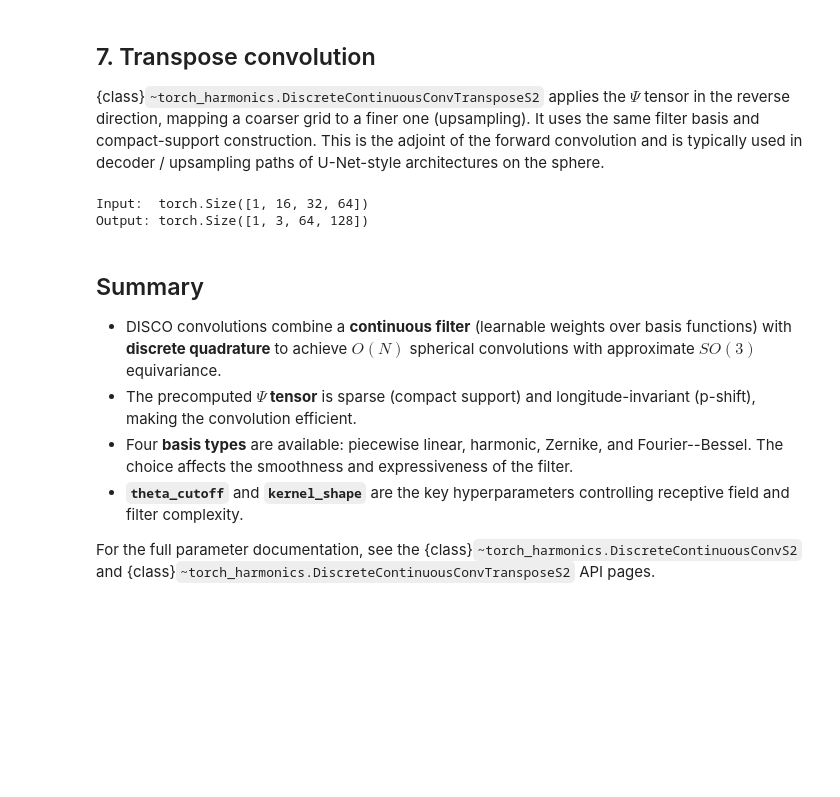
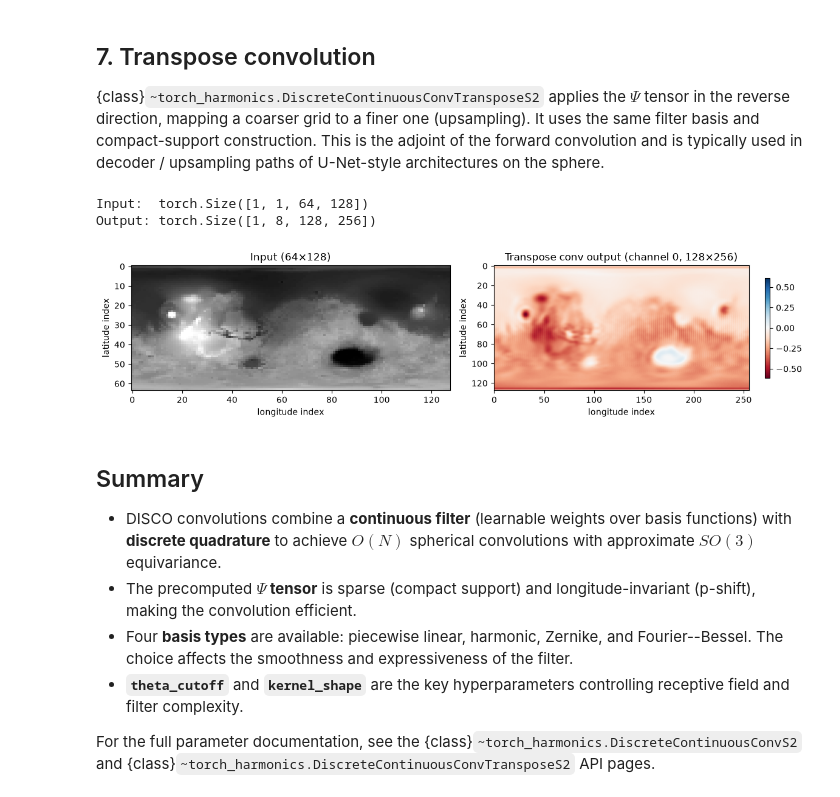
Before and after one commit to NVIDIA/torch-harmonics, a Jupyter notebook: docs/guide/disco_convolutions.ipynb, the cells around one changed output. Cells and saved outputs as stored; diff of their text form; code cells hidden in the pictures; blank space fills up the shorter version.

Commit message:
re-evaluated notebooks with fixed seeds

```diff
--- a/docs/guide/disco_convolutions.ipynb
+++ b/docs/guide/disco_convolutions.ipynb
@@ -394,20 +396,49 @@ one (upsampling).  It uses the same filter basis and compact-support
 construction.  This is the adjoint of the forward convolution and is
 typically used in decoder / upsampling paths of U-Net-style architectures
 on the sphere.
-# %%
-conv_up = th.DiscreteContinuousConvTransposeS2(
-    in_channels=16, out_channels=3,
-    in_shape=(32, 64), out_shape=(64, 128),
-    kernel_shape=(5, 4), basis_type="piecewise linear",
-)
-
-x_coarse = torch.randn(1, 16, 32, 64)
-y_fine = conv_up(x_coarse)
-print(f"Input:  {x_coarse.shape}")
-print(f"Output: {y_fine.shape}")
-# %% [output]
-Input:  torch.Size([1, 16, 32, 64])
-Output: torch.Size([1, 3, 64, 128])
+# %%
+nlat_coarse, nlon_coarse = 64, 128
+nlat_fine, nlon_fine = 128, 256
+
+signal_coarse = F.interpolate(signal, size=(nlat_coarse, nlon_coarse),
+                              mode="bilinear", align_corners=False)
+
+torch.manual_seed(333)
+
+conv_up = th.DiscreteContinuousConvTransposeS2(
+    in_channels=1, out_channels=8,
+    in_shape=(nlat_coarse, nlon_coarse),
+    out_shape=(nlat_fine, nlon_fine),
+    kernel_shape=(5, 4),
+    basis_type="piecewise linear",
+    theta_cutoff=0.2,
+)
+
+y_up = conv_up(signal_coarse)
+print(f"Input:  {signal_coarse.shape}")
+print(f"Output: {y_up.shape}")
+# %% [output]
+Input:  torch.Size([1, 1, 64, 128])
+Output: torch.Size([1, 8, 128, 256])
+# %%
+fig, axes = plt.subplots(1, 2, figsize=(12, 3))
+
+axes[0].imshow(signal_coarse[0, 0].detach(), cmap="gray", aspect="auto")
+axes[0].set_title(f"Input ({nlat_coarse}×{nlon_coarse})")
+axes[0].set_xlabel("longitude index")
+axes[0].set_ylabel("latitude index")
+
+im1 = axes[1].imshow(y_up[0, 0].detach(), cmap="RdBu", aspect="auto",
+                      vmin=-y_up[0, 0].abs().max(), vmax=y_up[0, 0].abs().max())
+axes[1].set_title(f"Transpose conv output (channel 0, {nlat_fine}×{nlon_fine})")
+axes[1].set_xlabel("longitude index")
+axes[1].set_ylabel("latitude index")
+plt.colorbar(im1, ax=axes[1], shrink=0.8)
+
+plt.tight_layout()
+plt.show()
+# %% [output]
+[figure, added]
 # %% [markdown]
 ## Summary
 
```
Also changed, not shown: parts of 2 cells of this notebook, 2 other files.
